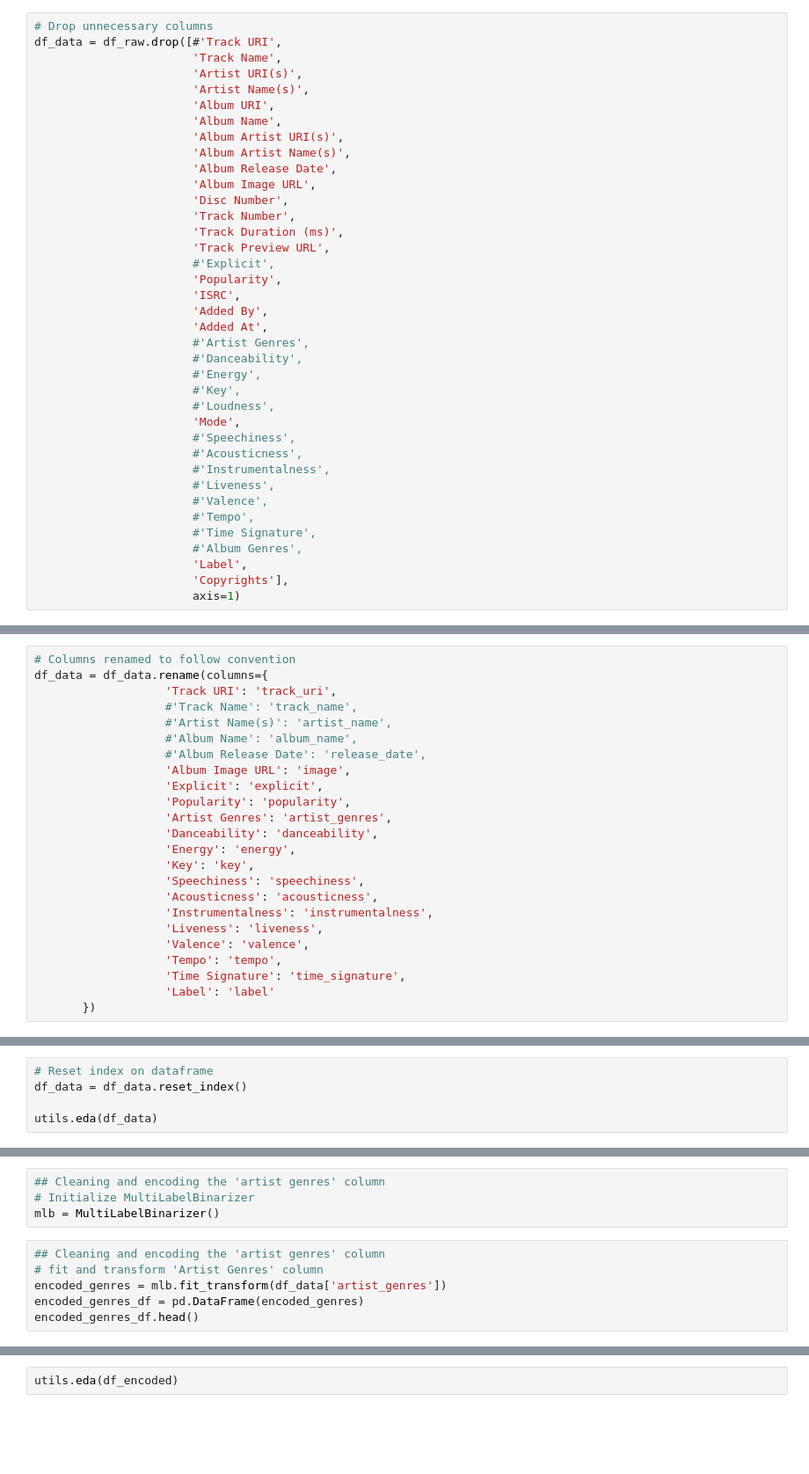
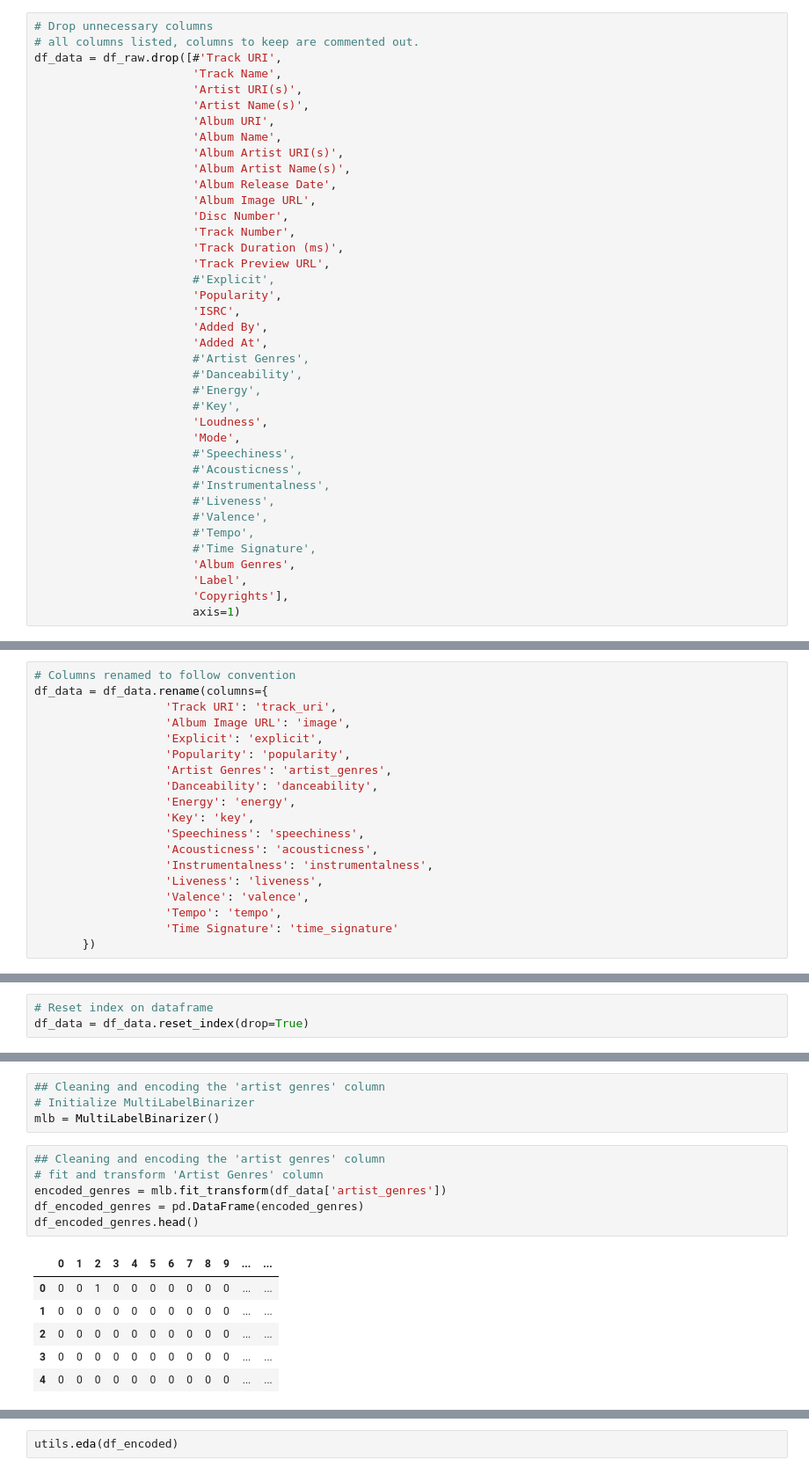
Before and after one commit to dennybett/Song-Recommendation-System, a Jupyter notebook: main.ipynb, the cells around one changed output, grey strips where cells are left out. Shown: that part at 88% size. Saved outputs shown, nothing was run; the diff lists cells and outputs as text; blank space fills up the shorter version.

```diff
--- a/main.ipynb
+++ b/main.ipynb
@@ -48,6 +48,7 @@ Index(['Track URI', 'Track Name', 'Artist URI(s)', 'Artist Name(s)',
       dtype='object')
 # %%
 # Drop unnecessary columns
+# all columns listed, columns to keep are commented out.
 df_data = df_raw.drop([#'Track URI',
                        'Track Name',
                        'Artist URI(s)',
@@ -71,7 +72,7 @@ df_data = df_raw.drop([#'Track URI',
                        #'Danceability',
                        #'Energy',
                        #'Key',
-                       #'Loudness',
+                       'Loudness',
                        'Mode',
                        #'Speechiness',
                        #'Acousticness',
@@ -80,7 +81,7 @@ df_data = df_raw.drop([#'Track URI',
                        #'Valence',
                        #'Tempo',
                        #'Time Signature',
-                       #'Album Genres',
+                       'Album Genres',
                        'Label',
                        'Copyrights'],
                        axis=1)
@@ -96,10 +97,6 @@ Index(['Track URI', 'Explicit', 'Artist Genres', 'Danceability', 'Energy',
 # Columns renamed to follow convention
 df_data = df_data.rename(columns={
                    'Track URI': 'track_uri',
-                   #'Track Name': 'track_name',
-                   #'Artist Name(s)': 'artist_name',
-                   #'Album Name': 'album_name',
-                   #'Album Release Date': 'release_date',
                    'Album Image URL': 'image',
                    'Explicit': 'explicit',
                    'Popularity': 'popularity',
@@ -113,8 +110,7 @@ df_data = df_data.rename(columns={
                    'Liveness': 'liveness',
                    'Valence': 'valence',
                    'Tempo': 'tempo',
-                   'Time Signature': 'time_signature',
-                   'Label': 'label'
+                   'Time Signature': 'time_signature'
        })
 # %%
 # Verify Update
@@ -129,9 +125,7 @@ Index(['track_uri', 'explicit', 'artist_genres', 'danceability', 'energy',
 df_data = df_data.dropna(how="any")
 # %%
 # Reset index on dataframe
-df_data = df_data.reset_index()
-
-utils.eda(df_data)
+df_data = df_data.reset_index(drop=True)
 # %%
 # utils.plot_correlation_heatmap(df_data)
 # %%
@@ -194,6 +225,13 @@ mlb = MultiLabelBinarizer()
 # %%
 ## Cleaning and encoding the 'artist genres' column
 # fit and transform 'Artist Genres' column
 encoded_genres = mlb.fit_transform(df_data['artist_genres'])
-encoded_genres_df = pd.DataFrame(encoded_genres)
-encoded_genres_df.head()
+df_encoded_genres = pd.DataFrame(encoded_genres)
+df_encoded_genres.head()
+# %% [output]
+|  | 0 | 1 | 2 | 3 | 4 | 5 | 6 | 7 | 8 | 9 | ... | ... |
+| 0 | 0 | 0 | 1 | 0 | 0 | 0 | 0 | 0 | 0 | 0 | ... | ... |
+| 1 | 0 | 0 | 0 | 0 | 0 | 0 | 0 | 0 | 0 | 0 | ... | ... |
+| 2 | 0 | 0 | 0 | 0 | 0 | 0 | 0 | 0 | 0 | 0 | ... | ... |
+| 3 | 0 | 0 | 0 | 0 | 0 | 0 | 0 | 0 | 0 | 0 | ... | ... |
+| 4 | 0 | 0 | 0 | 0 | 0 | 0 | 0 | 0 | 0 | 0 | ... | ... |
```
Also changed, not shown: parts of 24 cells of this notebook.
